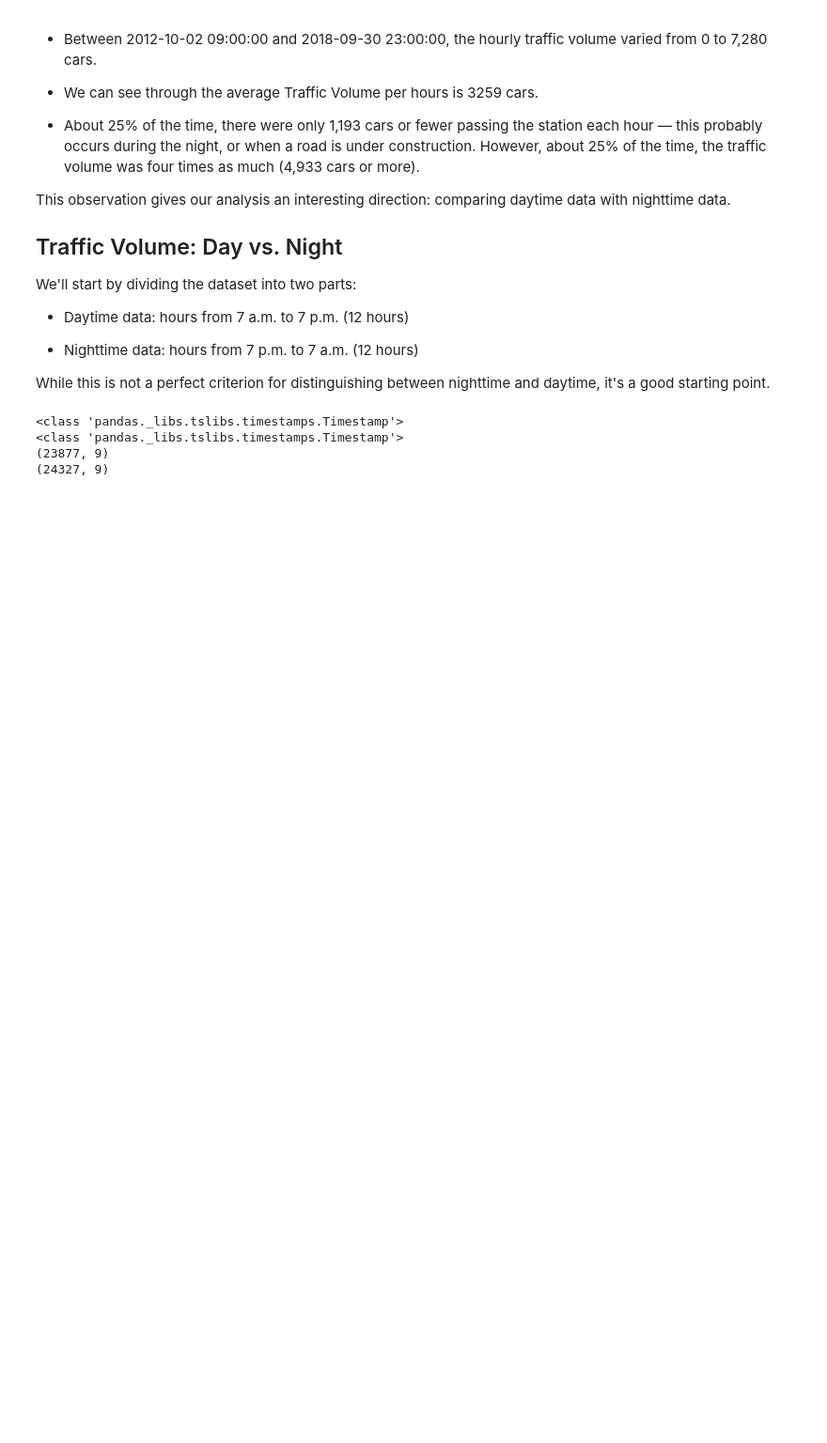
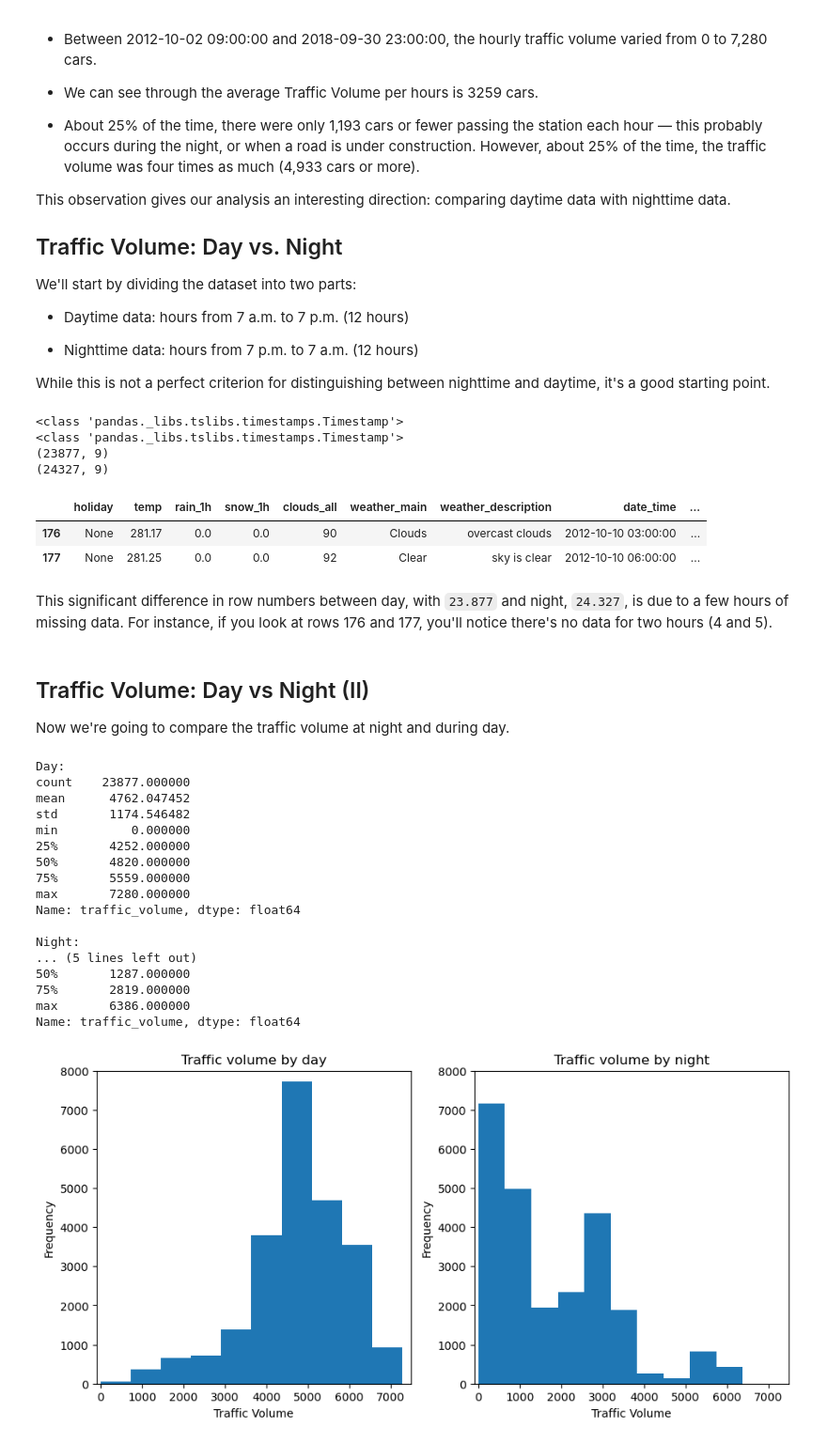
Before and after one commit to MiguelBelo95/Data-Quest, a Jupyter notebook: projects/traffic_I-94-p3/traffic_data_i94.ipynb, the cells around one changed output. Shown: that part at 94% size. Cells and saved outputs as stored; diff of their text form; code cells hidden in the pictures; blank space fills up the shorter version.

```diff
--- a/projects/traffic_I-94-p3/traffic_data_i94.ipynb
+++ b/projects/traffic_I-94-p3/traffic_data_i94.ipynb
@@ -131,8 +131,66 @@ print(day.shape)
 
 night = traffic.copy()[(traffic['date_time'].dt.hour >= 19) | (traffic['date_time'].dt.hour < 7)]
 print(night.shape)
+
+traffic.iloc[176:178]
 # %% [output]
 <class 'pandas._libs.tslibs.timestamps.Timestamp'>
 <class 'pandas._libs.tslibs.timestamps.Timestamp'>
 (23877, 9)
 (24327, 9)
+|  | holiday | temp | rain_1h | snow_1h | clouds_all | weather_main | weather_description | date_time | ... |
+| 176 | None | 281.17 | 0.0 | 0.0 | 90 | Clouds | overcast clouds | 2012-10-10 03:00:00 | ... |
+| 177 | None | 281.25 | 0.0 | 0.0 | 92 | Clear | sky is clear | 2012-10-10 06:00:00 | ... |
+# %% [markdown]
+This significant difference in row numbers between day, with `23.877` and night, `24.327`, is due to a few hours of missing data. For instance, if you look at rows 176 and 177, you'll notice there's no data for two hours (4 and 5).
+# %% [markdown]
+## Traffic Volume: Day vs Night (II)
+
+Now we're going to compare the traffic volume at night and during day.
+# %%
+#Plot the histograms of traffic_volume for both day and night. Organize the two histograms side-by-side on a grid chart.
+
+#Figure size in which plots will appear
+plt.figure(figsize=(11,5))
+#subplot(nrows,ncols,index)
+plt.subplot(1,2,1)
+
+plt.hist(day['traffic_volume'])
+#Bring the x- and the y-axis to the same ranges (this will help you compare the histograms correctly).
+plt.xlim(-100,7500)
+plt.ylim(0,8000)
+plt.title('Traffic volume by day')
+plt.xlabel('Traffic Volume')
+plt.ylabel('Frequency')
+
+plt.subplot(1,2,2)
+plt.hist(night['traffic_volume'])
+#Bring the x- and the y-axis to the same ranges (this will help you compare the histograms correctly).
+plt.xlim(-100,7500)
+plt.ylim(0,8000)
+plt.title('Traffic volume by night')
+plt.xlabel('Traffic Volume')
+plt.ylabel('Frequency')
+
+print("Day:\n{}".format(day['traffic_volume'].describe()))
+
+print("\nNight:\n{}".format(night['traffic_volume'].describe()))
+# %% [output]
+Day:
+count    23877.000000
+mean      4762.047452
+std       1174.546482
+min          0.000000
+25%       4252.000000
+50%       4820.000000
+75%       5559.000000
+max       7280.000000
+Name: traffic_volume, dtype: float64
+
+Night:
+... (5 lines left out)
+50%       1287.000000
+75%       2819.000000
+max       6386.000000
+Name: traffic_volume, dtype: float64
+[figure, added]
```
Also changed, not shown: parts of 32 cells of this notebook.
